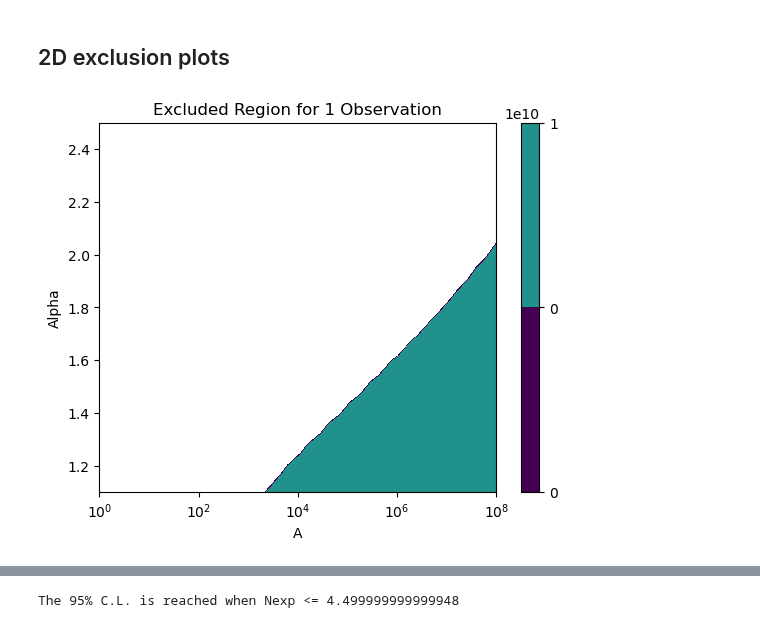
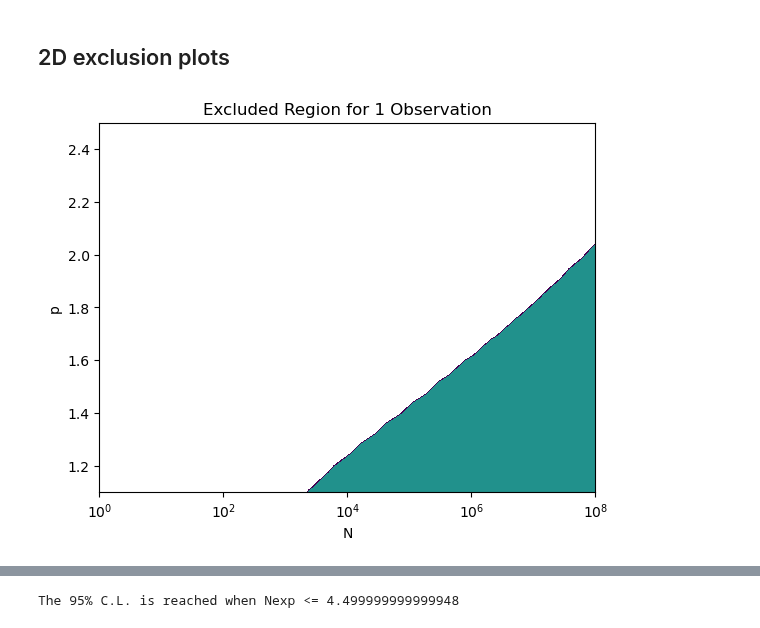
Before and after one commit to NolanSmyth/LensCalcPy, a Jupyter notebook: examples/hsc_ffp.ipynb, the cells around one changed output, grey strips where cells are left out. Saved outputs shown, nothing was run; the diff lists cells and outputs as text; code cells hidden in the pictures.

```diff
--- a/examples/hsc_ffp.ipynb
+++ b/examples/hsc_ffp.ipynb
@@ -128,15 +133,15 @@ n_events_interp_dense = n_events_interp(A_values_dense, alpha_values_dense)
 # %%
 plt.figure()
 contour = plt.contourf(A_grid, alpha_grid, get_n_events_values, levels=[4.49, 4.74, 1e10])
 # contour = plt.contourf(A_values_dense, alpha_values_dense, n_events_interp_dense, levels=[4.49, 4.74, 1e10])
-plt.colorbar(contour)
+# plt.colorbar(contour)
 plt.xscale('log')
 plt.title('Excluded Region for 1 Observation')
-plt.xlabel('A')
-plt.ylabel('Alpha')
+plt.xlabel('N')
+plt.ylabel('p')
 # plt.xlim(1e5,1e7)
 # plt.ylim(1.1,2.5)
 plt.show()
 # %% [output]
-[figure, old version]
+[figure, new version]
 # %%
```
Also changed, not shown: parts of 13 cells of this notebook, 6 other files.
